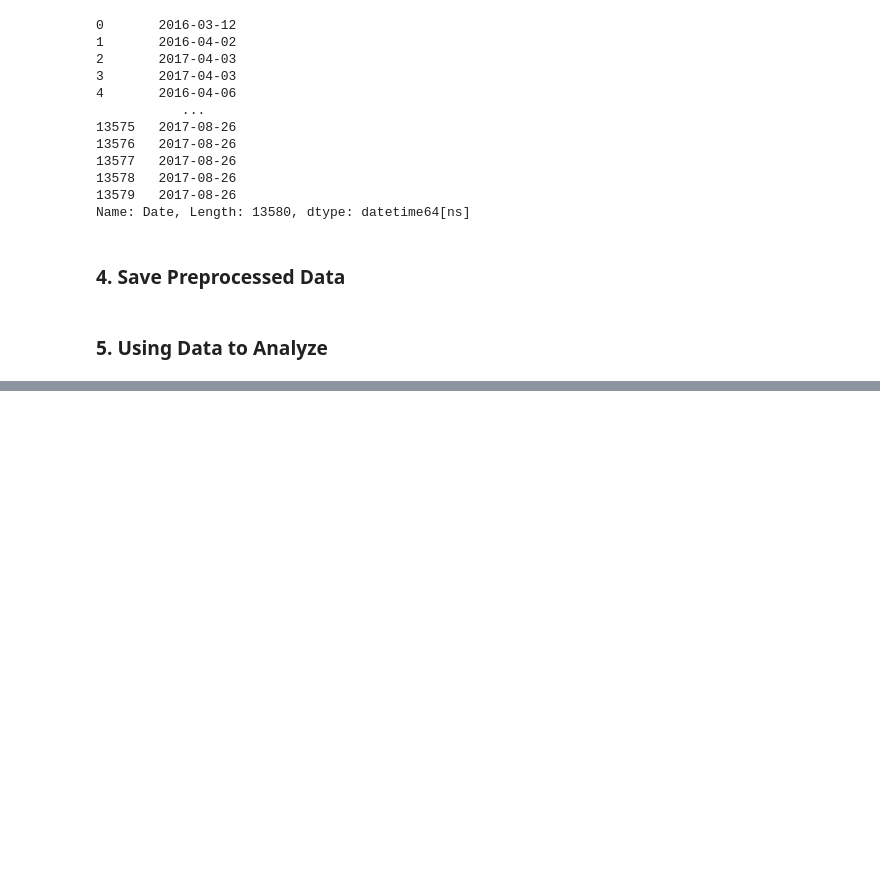
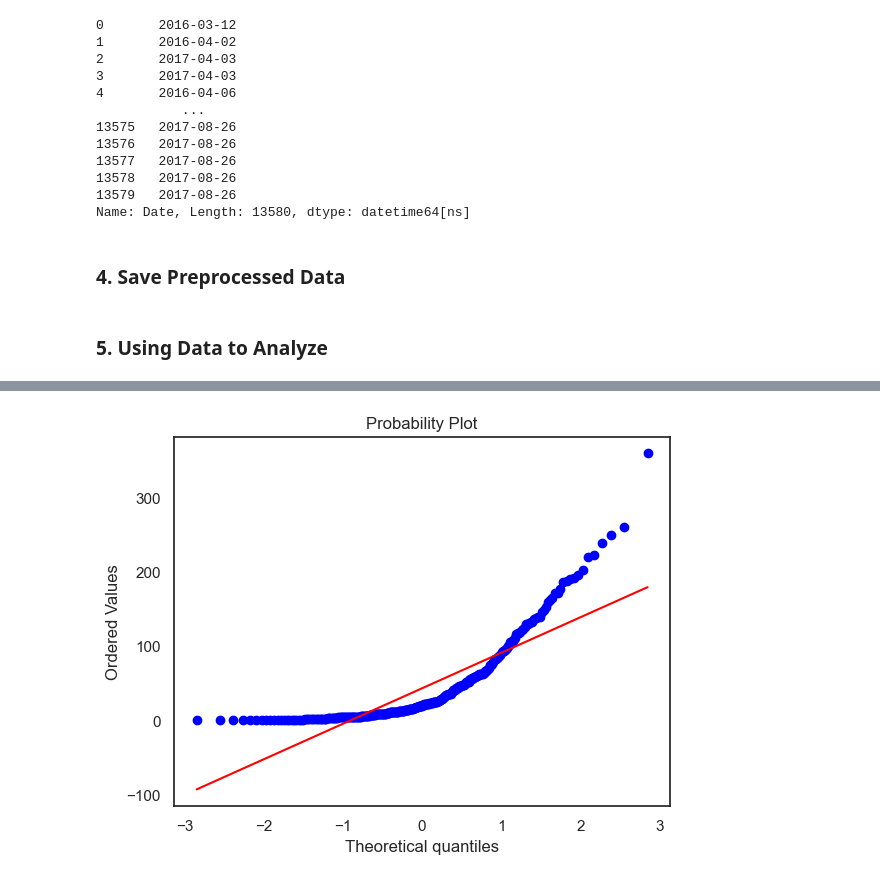
Before and after one commit to WhatKS/DA_Course_QILIU, a Jupyter notebook: 2023_01_03/Melbourne_house.ipynb, the cells around one changed output, grey strips where cells are left out. Cells and saved outputs as stored; diff of their text form; code cells hidden in the pictures; blank space fills up the shorter version.

```diff
--- a/2023_01_03/Melbourne_house.ipynb
+++ b/2023_01_03/Melbourne_house.ipynb
@@ -257,0 +291,7 @@ houses = pd.read_csv('/Users/lq/PycharmProjects/DA_Course/DataSource/DataSource_
+# %%
+from scipy import stats
+
+stats.probplot(suburb_counts, plot=plt)
+plt.show()
+# %% [output]
+[figure, added]
```
Also changed, not shown: parts of 27 cells of this notebook.
